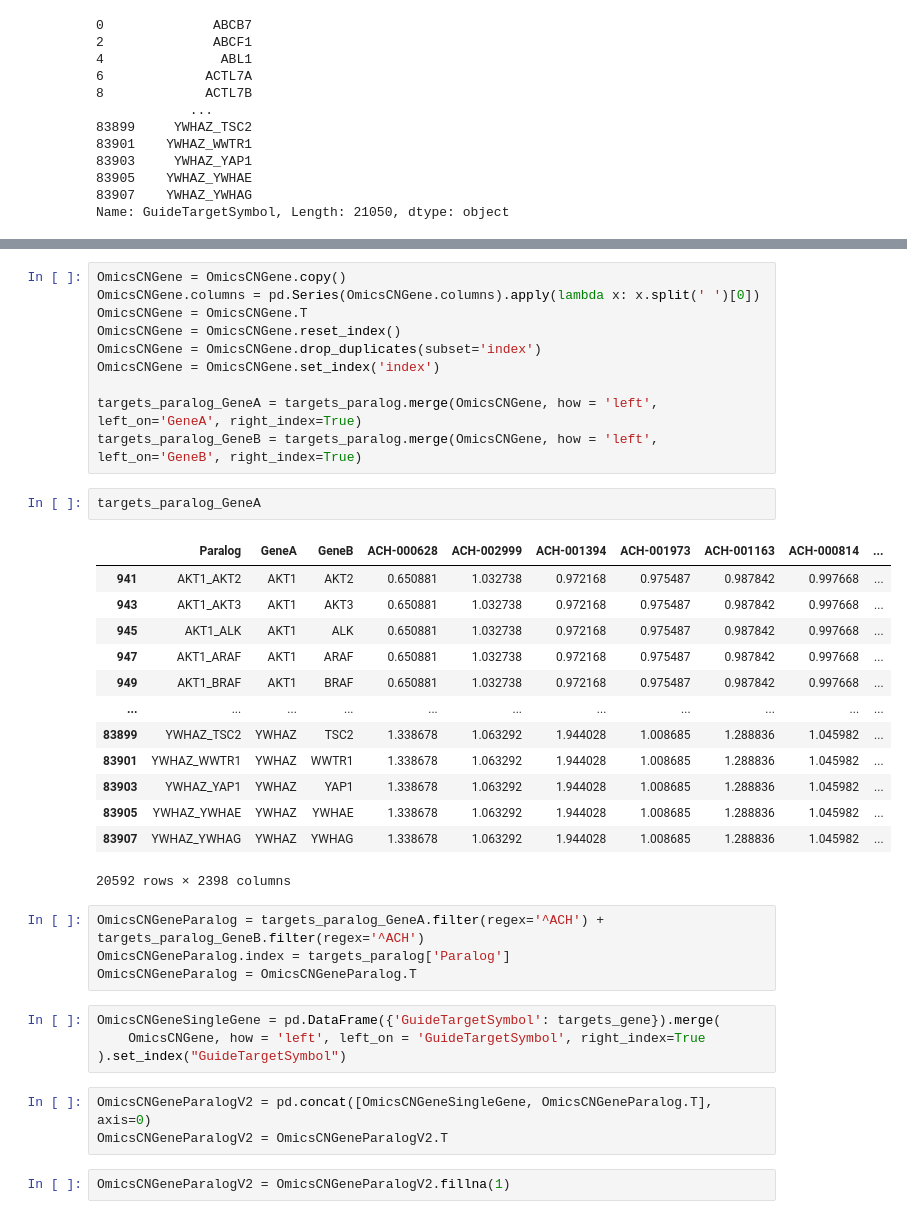
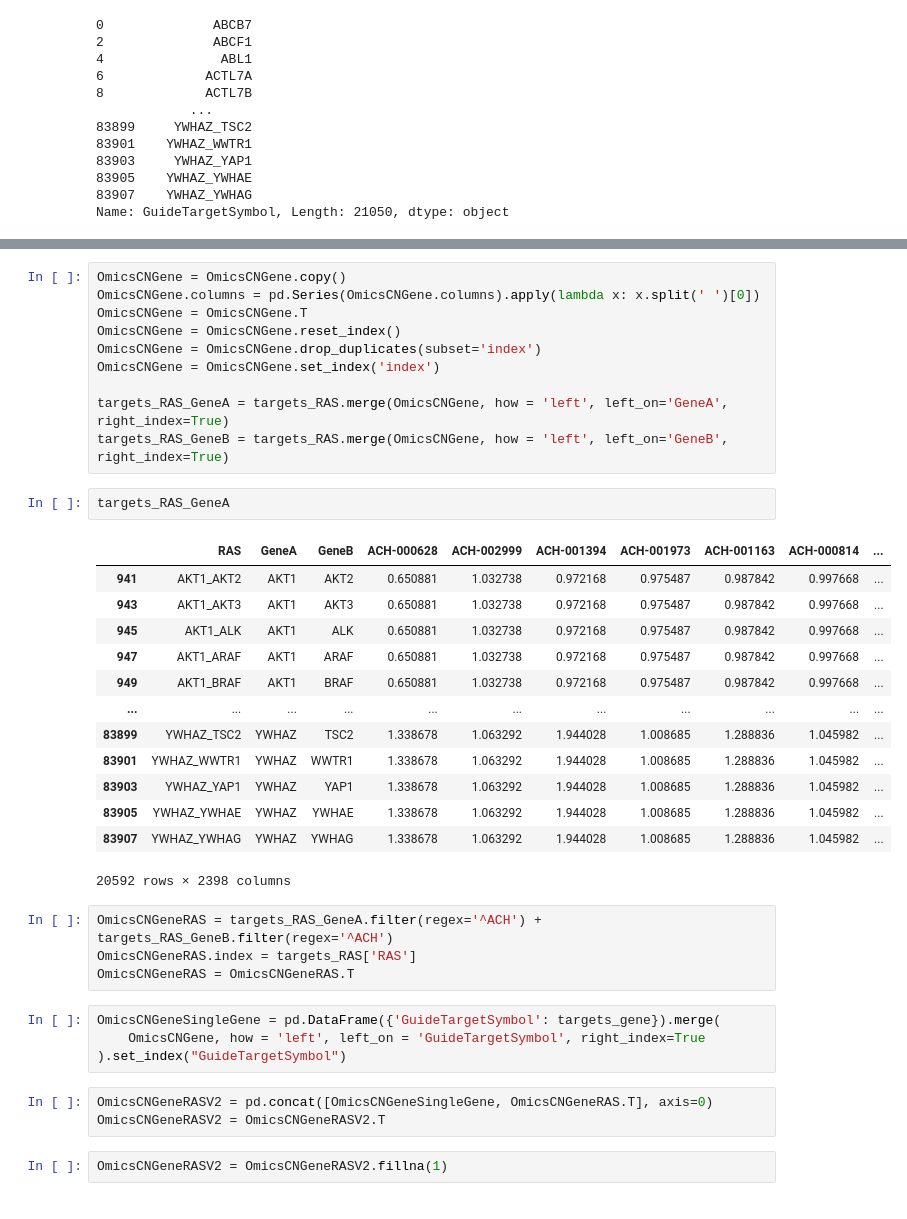
Before and after one commit to Wenwen777/RAS_pipeline, a Jupyter notebook: 01_Preprocessing.ipynb, the cells around one changed output, grey strips where cells are left out. Cells and saved outputs as stored; diff of their text form.

```diff
--- a/01_Preprocessing.ipynb
+++ b/01_Preprocessing.ipynb
@@ -1054,35 +1036,35 @@ OmicsCNGene = OmicsCNGene.reset_index()
 OmicsCNGene = OmicsCNGene.drop_duplicates(subset='index')
 OmicsCNGene = OmicsCNGene.set_index('index')
 
-targets_paralog_GeneA = targets_paralog.merge(OmicsCNGene, how = 'left', left_on='GeneA', right_index=True)
-targets_paralog_GeneB = targets_paralog.merge(OmicsCNGene, how = 'left', left_on='GeneB', right_index=True)
+targets_RAS_GeneA = targets_RAS.merge(OmicsCNGene, how = 'left', left_on='GeneA', right_index=True)
+targets_RAS_GeneB = targets_RAS.merge(OmicsCNGene, how = 'left', left_on='GeneB', right_index=True)
-# %%
-targets_paralog_GeneA
-# %% [output]
-|  | Paralog | GeneA | GeneB | ACH-000628 | ACH-002999 | ACH-001394 | ACH-001973 | ACH-001163 | ACH-000814 | ... |
-| 941 | AKT1_AKT2 | AKT1 | AKT2 | 0.650881 | 1.032738 | 0.972168 | 0.975487 | 0.987842 | 0.997668 | ... |
-| 943 | AKT1_AKT3 | AKT1 | AKT3 | 0.650881 | 1.032738 | 0.972168 | 0.975487 | 0.987842 | 0.997668 | ... |
-| 945 | AKT1_ALK | AKT1 | ALK | 0.650881 | 1.032738 | 0.972168 | 0.975487 | 0.987842 | 0.997668 | ... |
-| 947 | AKT1_ARAF | AKT1 | ARAF | 0.650881 | 1.032738 | 0.972168 | 0.975487 | 0.987842 | 0.997668 | ... |
-| 949 | AKT1_BRAF | AKT1 | BRAF | 0.650881 | 1.032738 | 0.972168 | 0.975487 | 0.987842 | 0.997668 | ... |
-| ... | ... | ... | ... | ... | ... | ... | ... | ... | ... | ... |
-| 83899 | YWHAZ_TSC2 | YWHAZ | TSC2 | 1.338678 | 1.063292 | 1.944028 | 1.008685 | 1.288836 | 1.045982 | ... |
-| 83901 | YWHAZ_WWTR1 | YWHAZ | WWTR1 | 1.338678 | 1.063292 | 1.944028 | 1.008685 | 1.288836 | 1.045982 | ... |
-| 83903 | YWHAZ_YAP1 | YWHAZ | YAP1 | 1.338678 | 1.063292 | 1.944028 | 1.008685 | 1.288836 | 1.045982 | ... |
-| 83905 | YWHAZ_YWHAE | YWHAZ | YWHAE | 1.338678 | 1.063292 | 1.944028 | 1.008685 | 1.288836 | 1.045982 | ... |
-| 83907 | YWHAZ_YWHAG | YWHAZ | YWHAG | 1.338678 | 1.063292 | 1.944028 | 1.008685 | 1.288836 | 1.045982 | ... |
-20592 rows × 2398 columns
+# %%
+targets_RAS_GeneA
+# %% [output]
+|  | RAS | GeneA | GeneB | ACH-000628 | ACH-002999 | ACH-001394 | ACH-001973 | ACH-001163 | ACH-000814 | ... |
+| 941 | AKT1_AKT2 | AKT1 | AKT2 | 0.650881 | 1.032738 | 0.972168 | 0.975487 | 0.987842 | 0.997668 | ... |
+| 943 | AKT1_AKT3 | AKT1 | AKT3 | 0.650881 | 1.032738 | 0.972168 | 0.975487 | 0.987842 | 0.997668 | ... |
+| 945 | AKT1_ALK | AKT1 | ALK | 0.650881 | 1.032738 | 0.972168 | 0.975487 | 0.987842 | 0.997668 | ... |
+| 947 | AKT1_ARAF | AKT1 | ARAF | 0.650881 | 1.032738 | 0.972168 | 0.975487 | 0.987842 | 0.997668 | ... |
+| 949 | AKT1_BRAF | AKT1 | BRAF | 0.650881 | 1.032738 | 0.972168 | 0.975487 | 0.987842 | 0.997668 | ... |
+| ... | ... | ... | ... | ... | ... | ... | ... | ... | ... | ... |
+| 83899 | YWHAZ_TSC2 | YWHAZ | TSC2 | 1.338678 | 1.063292 | 1.944028 | 1.008685 | 1.288836 | 1.045982 | ... |
+| 83901 | YWHAZ_WWTR1 | YWHAZ | WWTR1 | 1.338678 | 1.063292 | 1.944028 | 1.008685 | 1.288836 | 1.045982 | ... |
+| 83903 | YWHAZ_YAP1 | YWHAZ | YAP1 | 1.338678 | 1.063292 | 1.944028 | 1.008685 | 1.288836 | 1.045982 | ... |
+| 83905 | YWHAZ_YWHAE | YWHAZ | YWHAE | 1.338678 | 1.063292 | 1.944028 | 1.008685 | 1.288836 | 1.045982 | ... |
+| 83907 | YWHAZ_YWHAG | YWHAZ | YWHAG | 1.338678 | 1.063292 | 1.944028 | 1.008685 | 1.288836 | 1.045982 | ... |
+20592 rows × 2398 columns
 # %%
-OmicsCNGeneParalog = targets_paralog_GeneA.filter(regex='^ACH') + targets_paralog_GeneB.filter(regex='^ACH')
-OmicsCNGeneParalog.index = targets_paralog['Paralog']
-OmicsCNGeneParalog = OmicsCNGeneParalog.T
+OmicsCNGeneRAS = targets_RAS_GeneA.filter(regex='^ACH') + targets_RAS_GeneB.filter(regex='^ACH')
+OmicsCNGeneRAS.index = targets_RAS['RAS']
+OmicsCNGeneRAS = OmicsCNGeneRAS.T
 # %%
 OmicsCNGeneSingleGene = pd.DataFrame({'GuideTargetSymbol': targets_gene}).merge(
     OmicsCNGene, how = 'left', left_on = 'GuideTargetSymbol', right_index=True
 ).set_index("GuideTargetSymbol")
 # %%
-OmicsCNGeneParalogV2 = pd.concat([OmicsCNGeneSingleGene, OmicsCNGeneParalog.T], axis=0)
-OmicsCNGeneParalogV2 = OmicsCNGeneParalogV2.T
+OmicsCNGeneRASV2 = pd.concat([OmicsCNGeneSingleGene, OmicsCNGeneRAS.T], axis=0)
+OmicsCNGeneRASV2 = OmicsCNGeneRASV2.T
 # %%
-OmicsCNGeneParalogV2 = OmicsCNGeneParalogV2.fillna(1)
+OmicsCNGeneRASV2 = OmicsCNGeneRASV2.fillna(1)
 # %%
```
Also changed, not shown: parts of 16 cells of this notebook, 1 other file.
